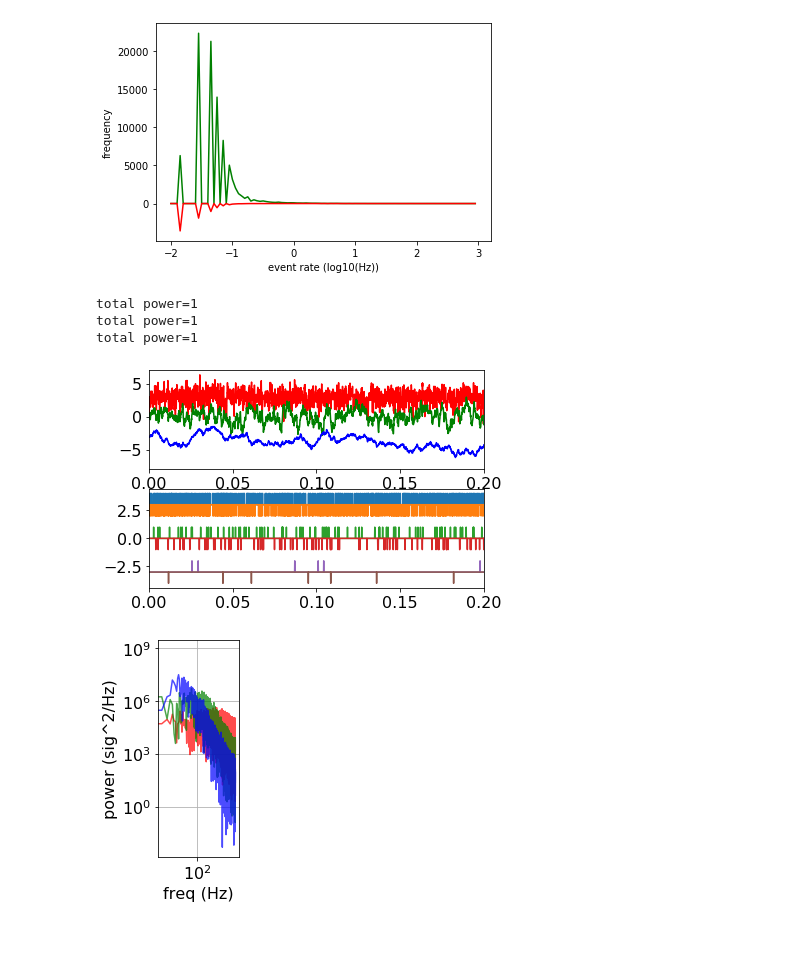
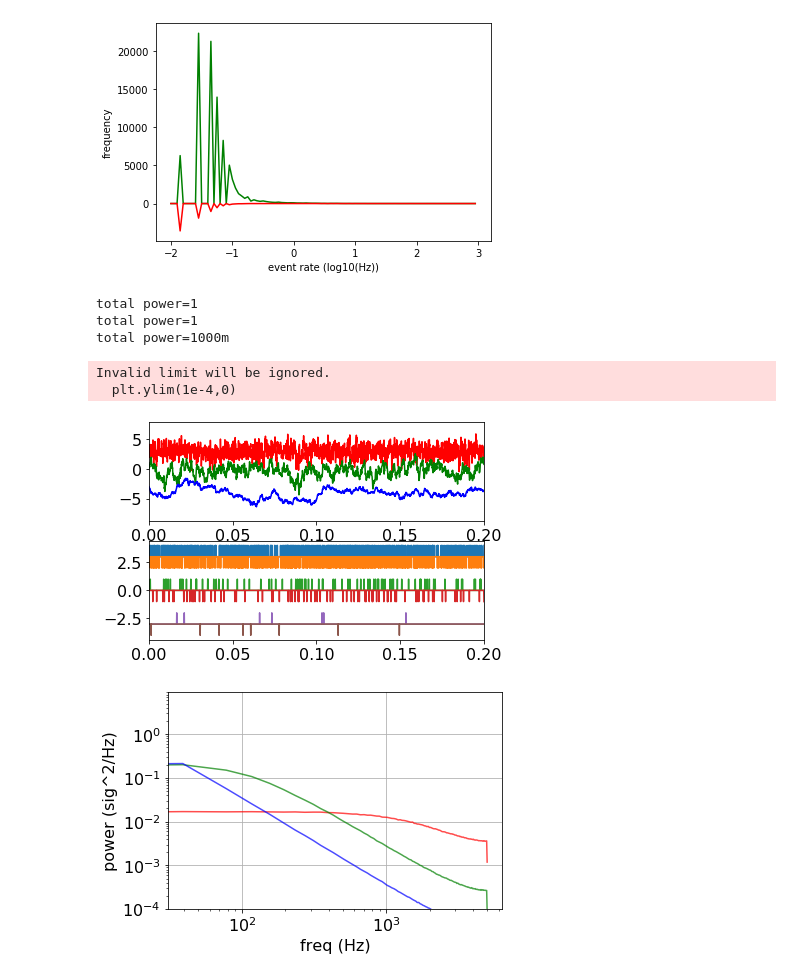
Before and after one commit to SensorsINI/v2e, a Jupyter notebook: v2e/computations_and_graphs.ipynb, the cells around one changed output. Drawn from its saved outputs; the diff is of its cells as text; code cells hidden in the pictures; blank space fills up the shorter version.

```diff
--- a/v2e/computations_and_graphs.ipynb
+++ b/v2e/computations_and_graphs.ipynb
@@ -316,8 +316,10 @@ from engineering_notation import EngNumber as eng
 
 dt=1e-4 #
 fs=1/dt
-t=np.arange(0,3,dt)
+totaltime=30
+t=np.arange(0,totaltime,dt)
 npts=len(t)
+
 
 
 def blnoise(f3db,t):
@@ -359,5 +361,5 @@ ph3=blnoise(1000,t)
 # %% [output]
 total power=1
 total power=1
-total power=1
+total power=1000m
 # %%
@@ -391,40 +389,57 @@ def powerspec(sig):
+# %%
+ons1,offs1,_,_=genev(ph1,t)
+ons2,offs2,_,_=genev(ph2,t)
+ons3,offs3,_,_=genev(ph3,t)
 # %%
+# https://docs.scipy.org/doc/scipy/reference/generated/scipy.signal.welch.html#scipy.signal.welch
+freqs, pow3 = signal.welch(ph3, fs, scaling='spectrum', average='median',window='boxcar')
+freqs, pow2 = signal.welch(ph2, fs, scaling='spectrum', average='median',window='boxcar')
+freqs, pow1 = signal.welch(ph1, fs, scaling='spectrum', average='median',window='boxcar')
+# freqs=np.fft.fftfreq(len(t),1./len(t))
+
+
+
+  #%% plot results
+
 
 from matplotlib import pyplot as plt
 plt.rcParams.update({'font.size': 16})
 plt.rcParams['pdf.fonttype'] = 42
 
 plt.subplots(2,1,sharex=True)
 
 plt.subplot(211)
 # ax1.set_ylim([0,None])
 # ax1.set_ylim((-3,3))
 # ax1.tick_params(axis='y', colors='green')
 # ax1.plot(t,ph3+3,'r',t,ph2,'g-',t,ph1-3,'b-')
 # ax1.set_xlabel('time (s)')
 # ax1.set_ylabel('signal')
 plt.plot(t,ph3+3,'r',t,ph2,'g-',t,ph1-3,'b-')
 plt.xlim((0,2000*dt))
 
 plt.subplot(212)
 plt.xlim((0,2000*dt))
 plt.plot(t,ons3+3, t,offs3+3)
 plt.plot(t,ons2, t,offs2)
 plt.plot(t,ons1-3, t,offs1-3)
 
-plt.savefig('noise-time.pdf')
+plt.savefig('output/noise-time.pdf')
 plt.figure(2)
 
 
-plt.loglog(freqs[idx],powerspec(ph3)[idx],'r-',alpha=.7)
-plt.loglog(freqs[idx],powerspec(ph2)[idx],'g-',alpha=.7)
-plt.loglog(freqs[idx],powerspec(ph1)[idx],'b-',alpha=.7)
+plt.loglog(freqs,pow3,'r-',alpha=.7)
+plt.loglog(freqs,pow2,'g-',alpha=.7)
+plt.loglog(freqs,pow1,'b-',alpha=.7)
 plt.grid(True)
 plt.xlabel('freq (Hz)')
 plt.ylabel('power (sig^2/Hz)')
-plt.gca().set_aspect('equal', adjustable='box')
+plt.ylim(1e-4,0)
+# plt.gca().set_aspect('equal', adjustable='box')
 
-plt.savefig('lognoise.pdf')
+plt.savefig('output/lognoise.pdf')
 # %% [output]
+Invalid limit will be ignored.
+  plt.ylim(1e-4,0)
-[figure, old version]
+[figure, new version]
-[figure, old version]
+[figure, new version]
```
Also changed, not shown: parts of 3 cells of this notebook, 9 other files.
